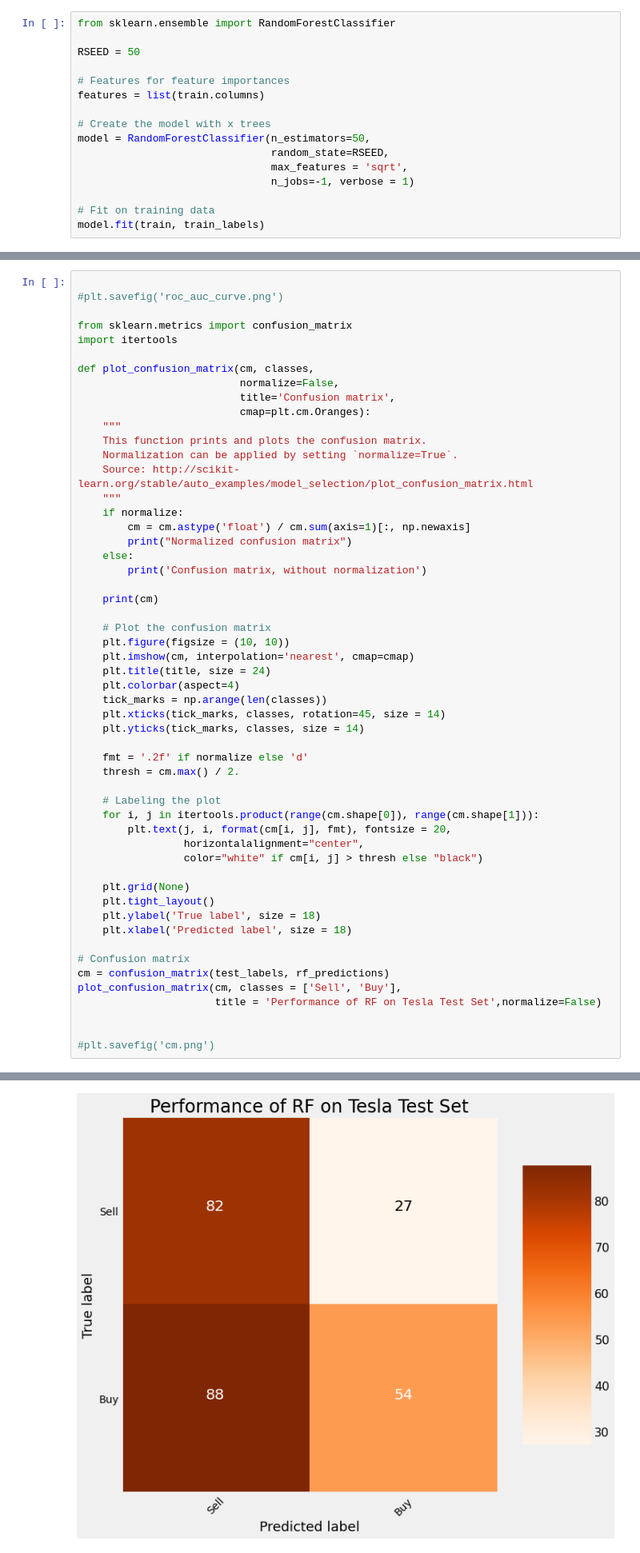
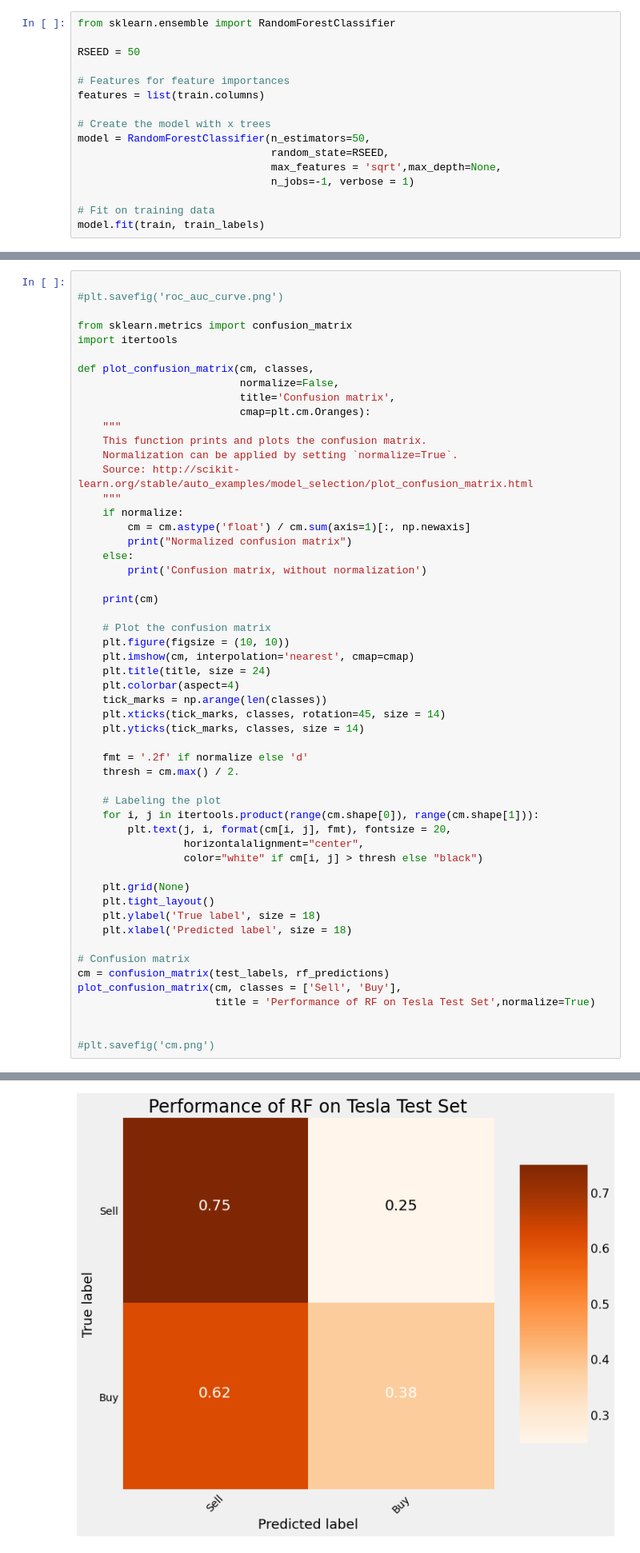
Before and after one commit to jborders23/math6397-funhouse, a Jupyter notebook: MATH6397_Final_RF.ipynb, the cells around one changed output, grey strips where cells are left out. Shown: that part at 80% size. Saved outputs shown, nothing was run; the diff lists cells and outputs as text.

```diff
--- a/MATH6397_Final_RF.ipynb
+++ b/MATH6397_Final_RF.ipynb
@@ -94,7 +94,7 @@ features = list(train.columns)
 # Create the model with x trees
 model = RandomForestClassifier(n_estimators=50,
                                random_state=RSEED,
-                               max_features = 'sqrt',
+                               max_features = 'sqrt',max_depth=None,
                                n_jobs=-1, verbose = 1)
 
 # Fit on training data
@@ -252,7 +252,7 @@ def plot_confusion_matrix(cm, classes,
 # Confusion matrix
 cm = confusion_matrix(test_labels, rf_predictions)
 plot_confusion_matrix(cm, classes = ['Sell', 'Buy'],
-                      title = 'Performance of RF on Tesla Test Set',normalize=False)
+                      title = 'Performance of RF on Tesla Test Set',normalize=True)
 
 
 #plt.savefig('cm.png')
@@ -263,4 +263,4 @@ Confusion matrix, without normalization
-[figure, old version]
+[figure, new version]
 # %%
 # handy dandy global accuracy generator (normalize must equal False to work)
 global_acc = (cm[0,0] + cm[1,1]) / cm.sum()
```
Also changed, not shown: parts of 5 cells of this notebook.
